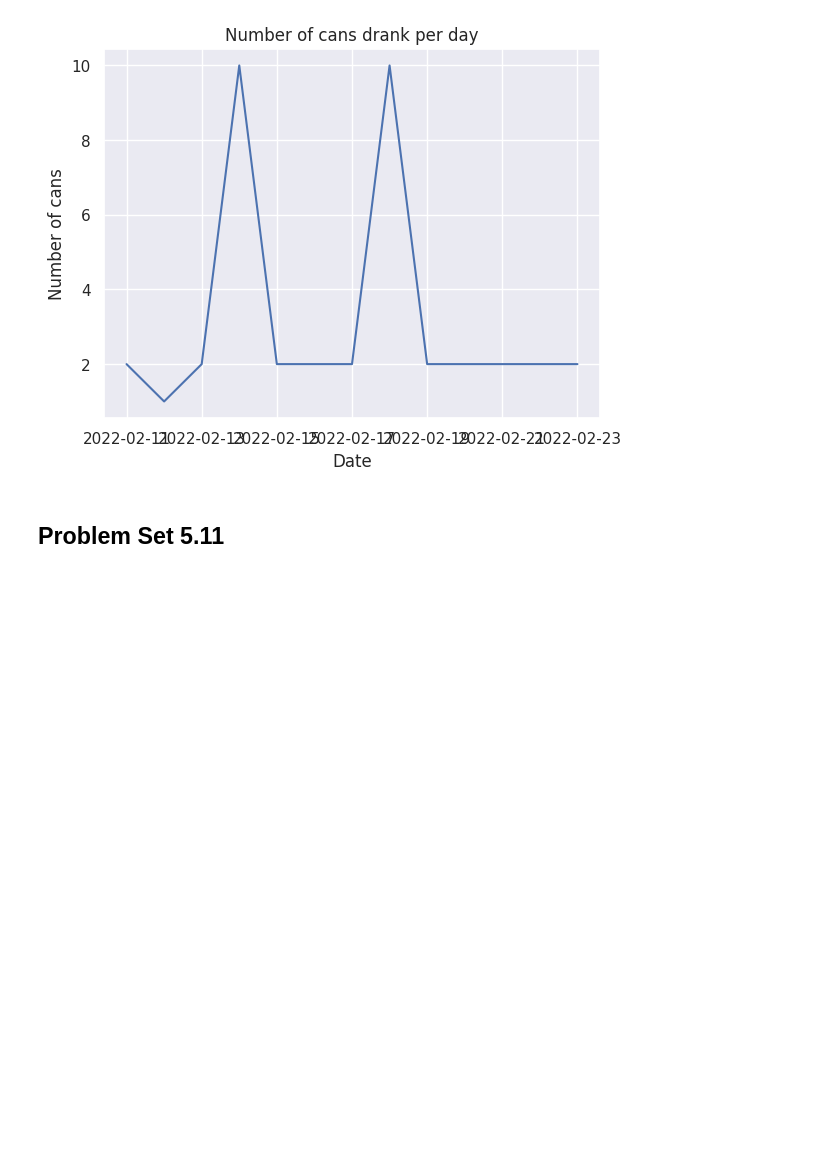
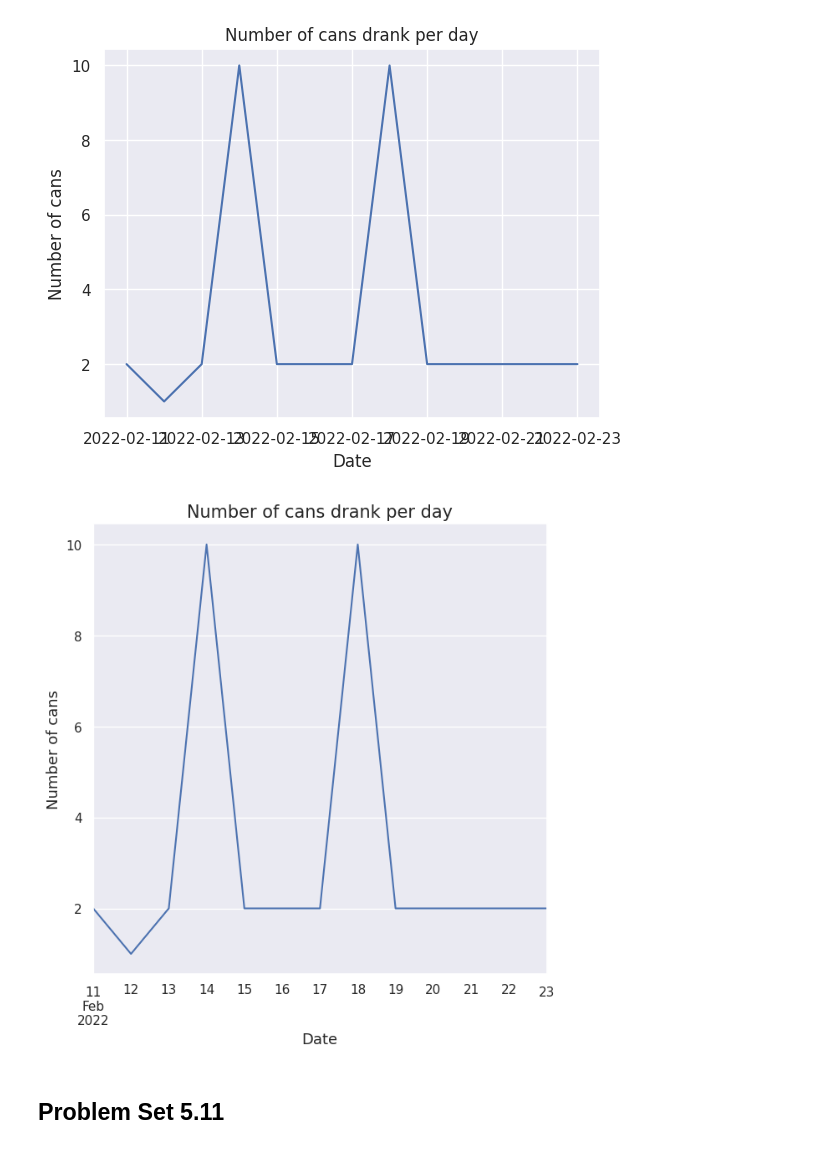
Before and after one commit to SPS-SP2273/learning-portfolio-shawn1368, a Jupyter notebook: Yuan Zhe's Problems/problem_set_5.ipynb, the cells around one changed output. Cells and saved outputs as stored; diff of their text form; code cells hidden in the pictures; blank space fills up the shorter version.

```diff
--- a/Yuan Zhe's Problems/problem_set_5.ipynb
+++ b/Yuan Zhe's Problems/problem_set_5.ipynb
@@ -177,6 +187,15 @@ ax.set_title("Number of cans drank per day")
 # %% [output]
 Text(0.5, 1.0, 'Number of cans drank per day')
 [figure]
+# %%
+# Using pandas plot to plot a nicer line graph
+ax8 = df_drinks.plot.line('Date', 'Number of cans', figsize = (7, 7), legend = False)
+ax8.set_xlabel('Date', size = 13)
+ax8.set_ylabel('Number of cans', size = 13)
+ax8.set_title('Number of cans drank per day', size = 15)
+plt.show()
+# %% [output]
+[figure, added]
 # %% [markdown]
 ## Problem Set 5.11
 # %%
```
Also changed, not shown: parts of 13 cells of this notebook, 2 other files.
